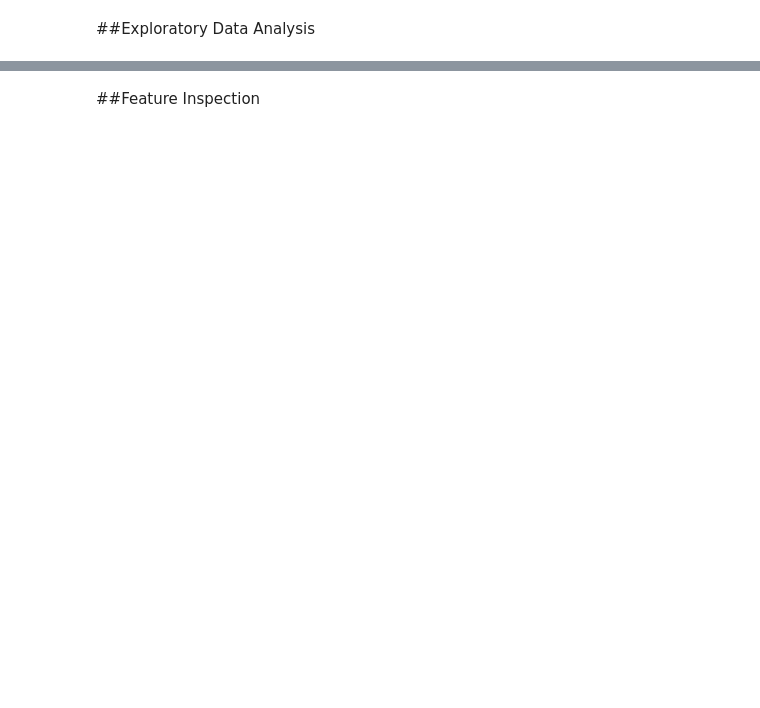
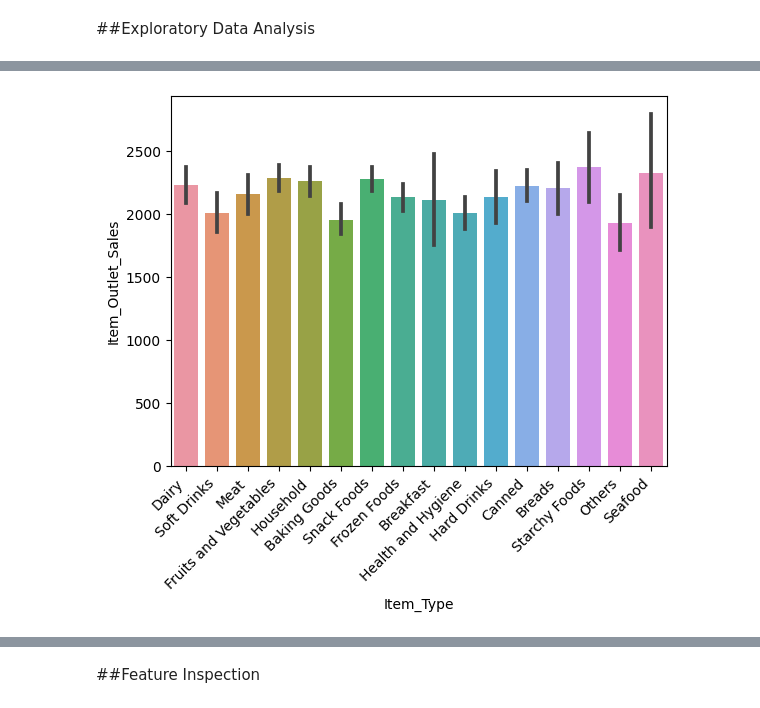
Before and after one commit to YosrMemmi/Prediction-of-Product-Sales, a Jupyter notebook: Prediction_of_Product_Sales.ipynb, the cells around one changed output, grey strips where cells are left out. Saved outputs shown, nothing was run; the diff lists cells and outputs as text; code cells hidden in the pictures; blank space fills up the shorter version.

```diff
--- a/Prediction_of_Product_Sales.ipynb
+++ b/Prediction_of_Product_Sales.ipynb
@@ -198,0 +239,5 @@ num_df.describe()
+# %%
+ax = sns.barplot(data=df, x='Item_Type', y="Item_Outlet_Sales")
+ax.set_xticklabels(ax.get_xticklabels(), rotation=45, ha='right');
+# %% [output]
+[figure, added]
```
Also changed, not shown: parts of 7 cells of this notebook.
